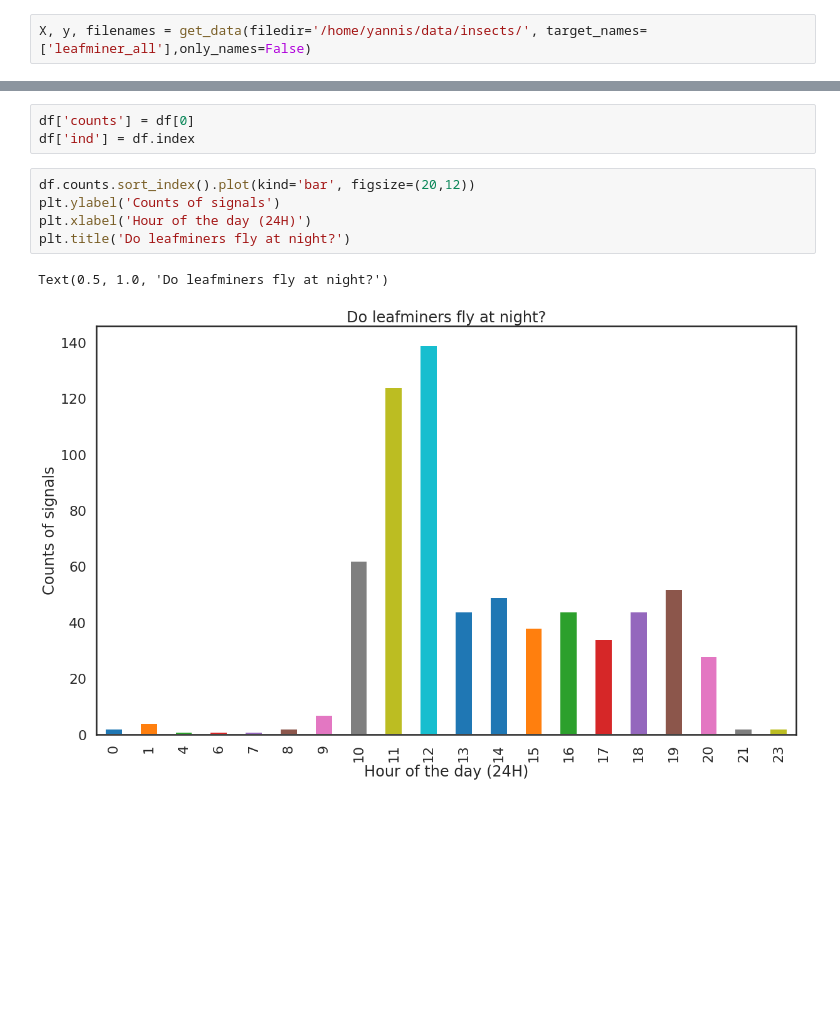
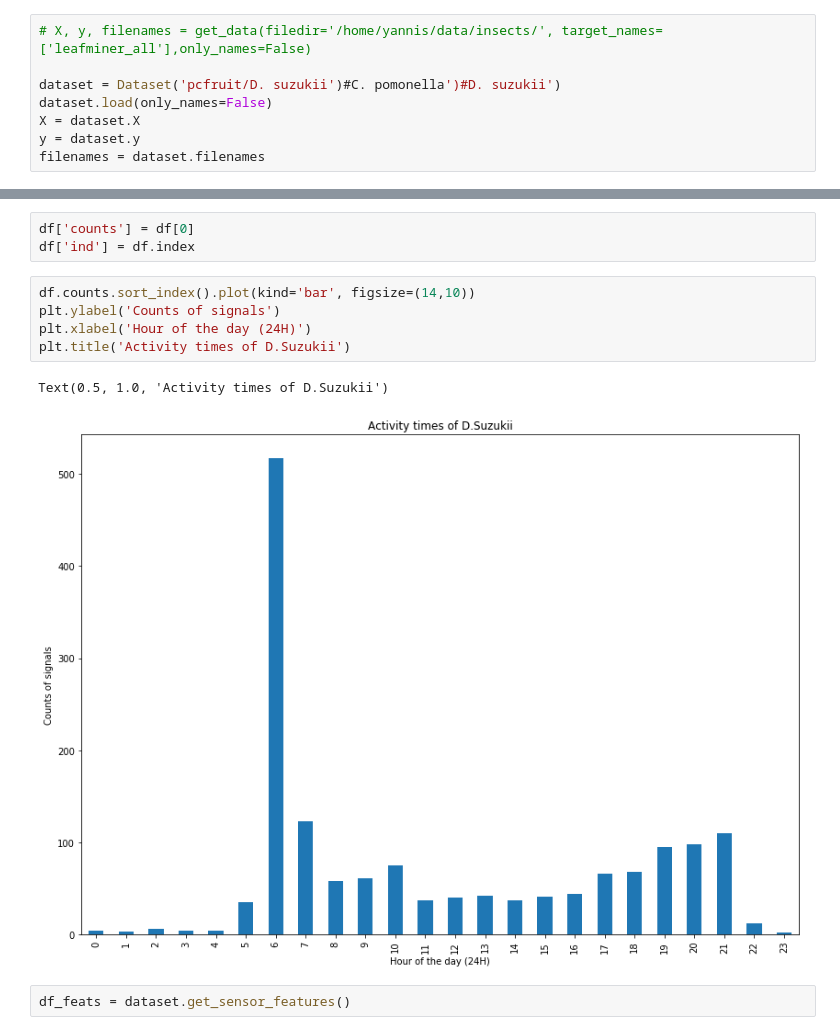
Before and after one commit to kalfasyan/wingbeat_frequencies, a Jupyter notebook: Analyzing_SDcard_data.ipynb, the cells around one changed output, grey strips where cells are left out. Saved outputs shown, nothing was run; the diff lists cells and outputs as text; blank space fills up the shorter version.

```diff
--- a/Analyzing_SDcard_data.ipynb
+++ b/Analyzing_SDcard_data.ipynb
@@ -8,5 +13,11 @@ import matplotlib.pyplot as plt
 # %%
-X, y, filenames = get_data(filedir='/home/yannis/data/insects/', target_names=['leafminer_all'],only_names=False)
+# X, y, filenames = get_data(filedir='/home/yannis/data/insects/', target_names=['leafminer_all'],only_names=False)
+
+dataset = Dataset('pcfruit/D. suzukii')#C. pomonella')#D. suzukii')
+dataset.load(only_names=False)
+X = dataset.X
+y = dataset.y
+filenames = dataset.filenames
 # %%
 # peaks = []
 # for i in range(len(filenames)): #len(files)
@@ -36,10 +47,12 @@ df = pd.DataFrame(pd.Series(filenames).apply(lambda x: get_wingbeat_timestamp(x)
 df['counts'] = df[0]
 df['ind'] = df.index
 # %%
-df.counts.sort_index().plot(kind='bar', figsize=(20,12))
+df.counts.sort_index().plot(kind='bar', figsize=(14,10))
 plt.ylabel('Counts of signals')
 plt.xlabel('Hour of the day (24H)')
-plt.title('Do leafminers fly at night?')
+plt.title('Activity times of D.Suzukii')
 # %% [output]
-Text(0.5, 1.0, 'Do leafminers fly at night?')
+Text(0.5, 1.0, 'Activity times of D.Suzukii')
-[figure, old version]
+[figure, new version]
+# %%
+df_feats = dataset.get_sensor_features()
```
Also changed, not shown: parts of 4 cells of this notebook, 20 other files.
